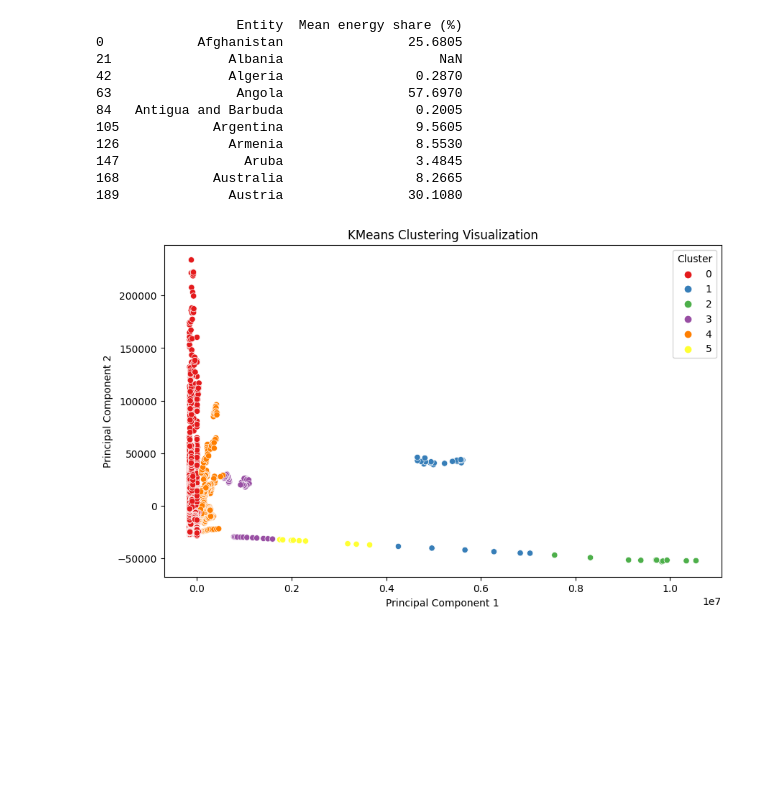
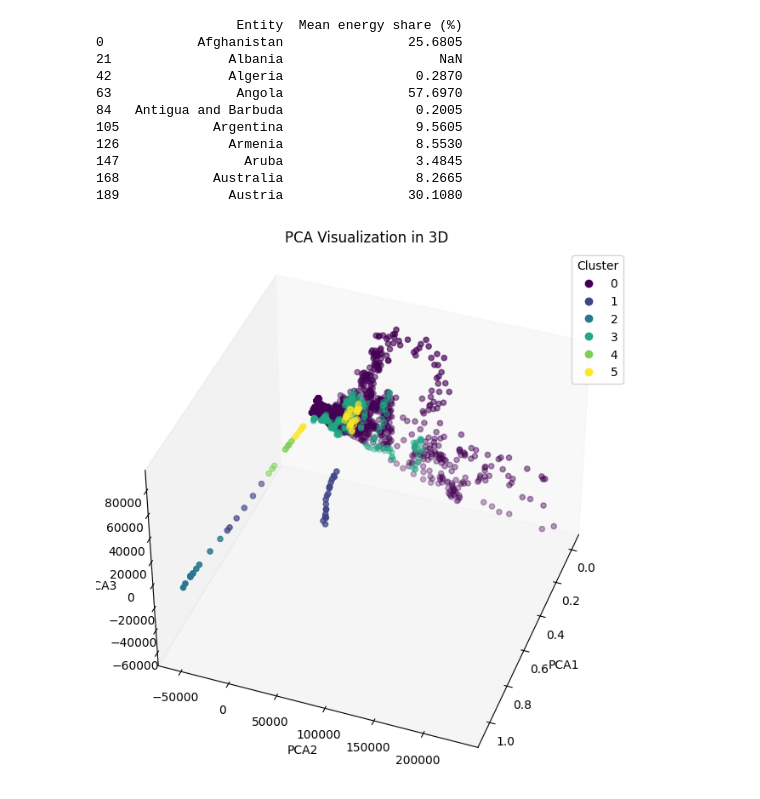
Before and after one commit to Kowallskiy/Feature_Engineering, a Jupyter notebook: Feature Engineering.ipynb, the cells around one changed output. Saved outputs shown, nothing was run; the diff lists cells and outputs as text; code cells hidden in the pictures; blank space fills up the shorter version.

Commit message:
added a new figure and simplified code

```diff
--- a/Feature Engineering.ipynb
+++ b/Feature Engineering.ipynb
@@ -166,17 +167,25 @@ kmeans = KMeans(n_clusters = 6)
 imputed_X["Cluster"] = kmeans.fit_predict(imputed_X)
 imputed_X["Cluster"] = imputed_X["Cluster"].astype("category")
 
-pca = PCA(n_components=2)
+pca = PCA(n_components=3)
 X_pca = pca.fit_transform(imputed_X)
 
 imputed_X["PCA1"] = X_pca[:, 0]
 imputed_X["PCA2"] = X_pca[:, 1]
-
-plt.figure(figsize=(10, 6))
-sns.scatterplot(data=imputed_X, x="PCA1", y="PCA2", hue="Cluster", palette="Set1")
-plt.title("KMeans Clustering Visualization")
-plt.xlabel("Principal Component 1")
-plt.ylabel("Principal Component 2")
-plt.show()
+imputed_X["PCA3"] = X_pca[:, 2]
-# %% [output]
-[figure, removed]
+# %%
+fig = plt.figure(figsize=(10, 8))
+ax = fig.add_subplot(111, projection='3d')  # Create a 3D subplot
+
+# Scatter plot with PCA1, PCA2, and PCA3 on the axes
+scatter = ax.scatter(imputed_X["PCA1"], imputed_X["PCA2"], imputed_X["PCA3"], c=imputed_X["Cluster"], cmap='viridis')
+
+ax.set_xlabel('PCA1')
+ax.set_ylabel('PCA2')
+ax.set_zlabel('PCA3')
+ax.set_title('PCA Visualization in 3D')
+ax.grid(False)
+ax.legend(*scatter.legend_elements(), title='Cluster')
+ax.view_init(elev=40, azim=20)
+# %% [output]
+[figure, added]
```
Also changed, not shown: parts of 3 cells of this notebook, 1 other file.
